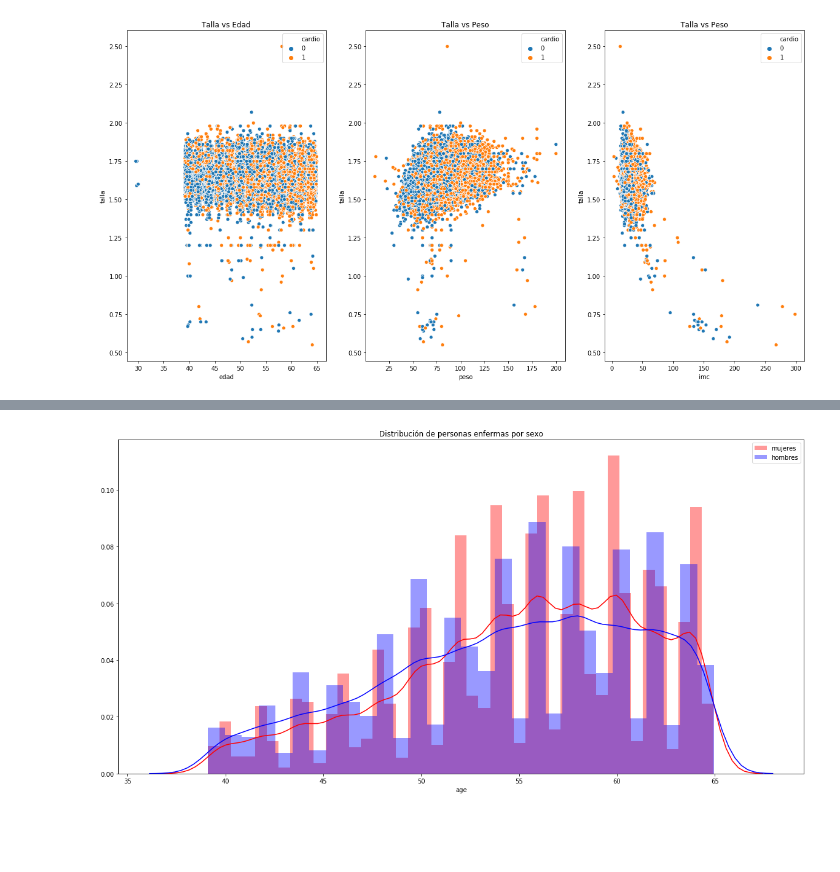
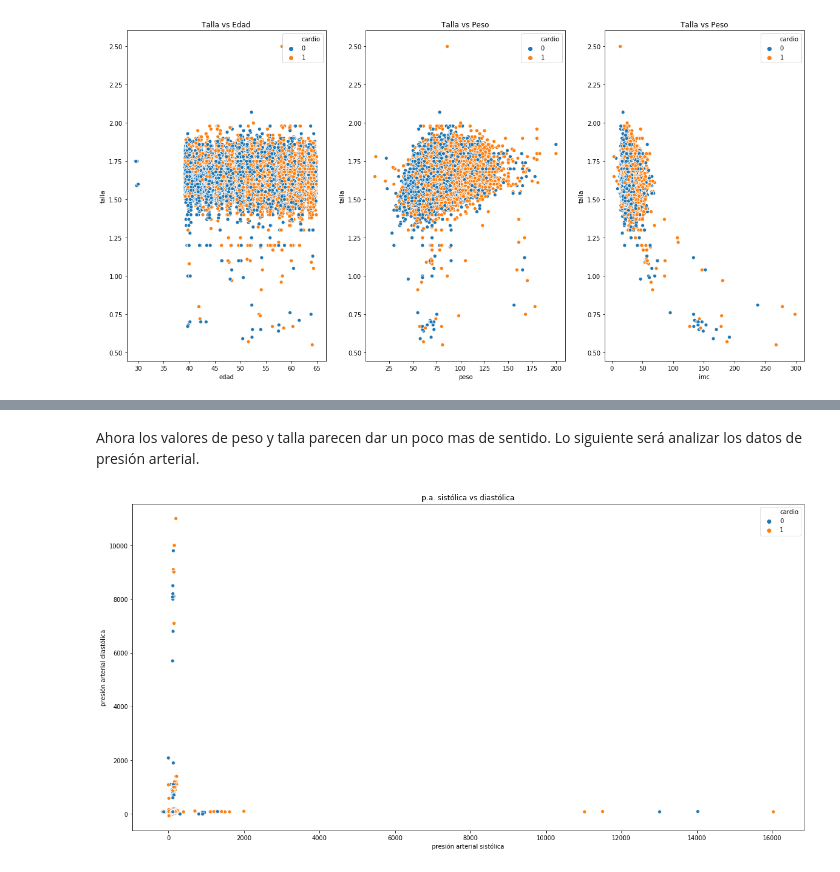
Before and after one commit to maizorin97/Nutri-Desk, a Jupyter notebook: modelos-predictivos/Analisis Nutri-Desk.ipynb, the cells around one changed output, grey strips where cells are left out. Cells and saved outputs as stored; diff of their text form; code cells hidden in the pictures; blank space fills up the shorter version.

Commit message:
se limpiaron los datos, comenzamos a analizar los datos

```diff
--- a/modelos-predictivos/Analisis Nutri-Desk.ipynb
+++ b/modelos-predictivos/Analisis Nutri-Desk.ipynb
@@ -200,14 +181,13 @@ plt.show()
-# %%
-fig, ax2 = plt.subplots(1,figsize=(20,10))
-
-# Hombres enfermos
-sns.distplot(data['age'][(data['gender']==1) & (data['cardio']==1)],ax = ax2,color='red', label ='mujeres')
-
-# Mujeres enfermas
-sns.distplot(data['age'][(data['gender']==2) & (data['cardio']==1)],ax = ax2,color='blue', label = 'hombres')
-
-ax2.set_title('Distribución de personas enfermas por sexo')
-ax2.legend()
-plt.show()
-# %% [output]
-[figure, removed]
+# %% [markdown]
+Ahora los valores de peso y talla parecen dar un poco mas de sentido.
+Lo siguiente será analizar los datos de presión arterial.
+# %%
+fig, ax1 = plt.subplots(1,1, figsize=(20,10))
+
+sns.scatterplot(data['ap_hi'],data['ap_lo'],hue=data['cardio'],ax=ax1)
+ax1.set(xlabel='presión arterial sistólica', ylabel='presión arterial diastólica')
+ax1.set_title('p.a. sistólica vs diastólica')
+
+plt.show()
+# %% [output]
+[figure, added]
```
Also changed, not shown: parts of 17 cells of this notebook, 1 other file.
